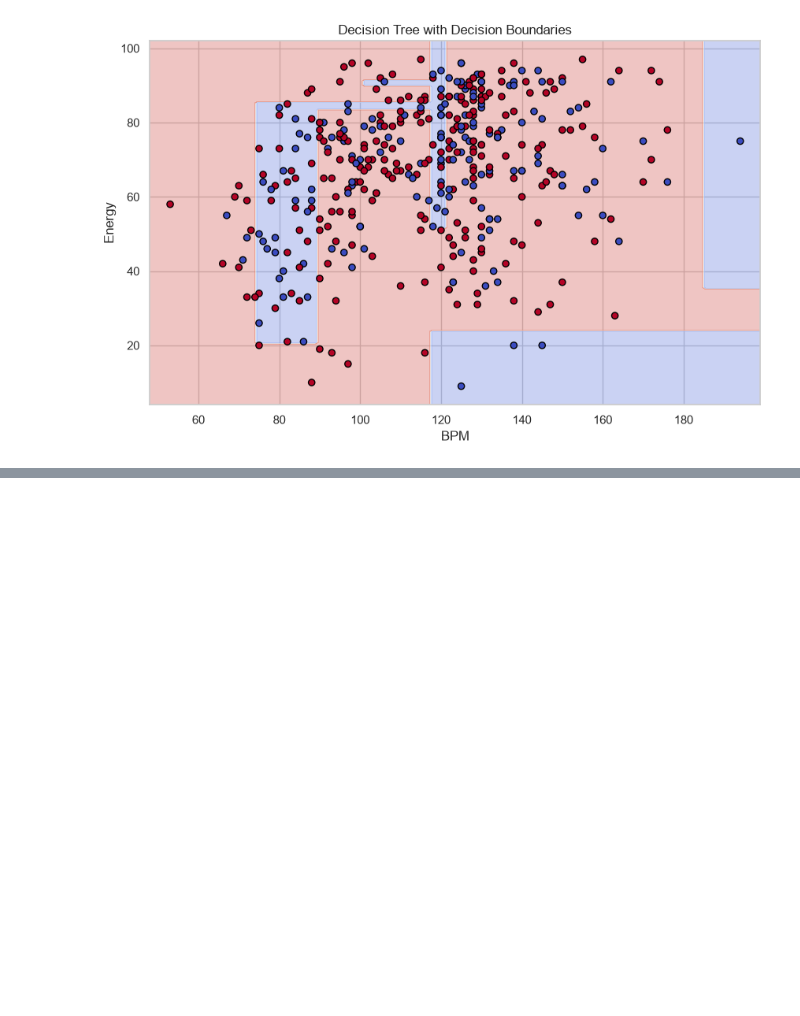
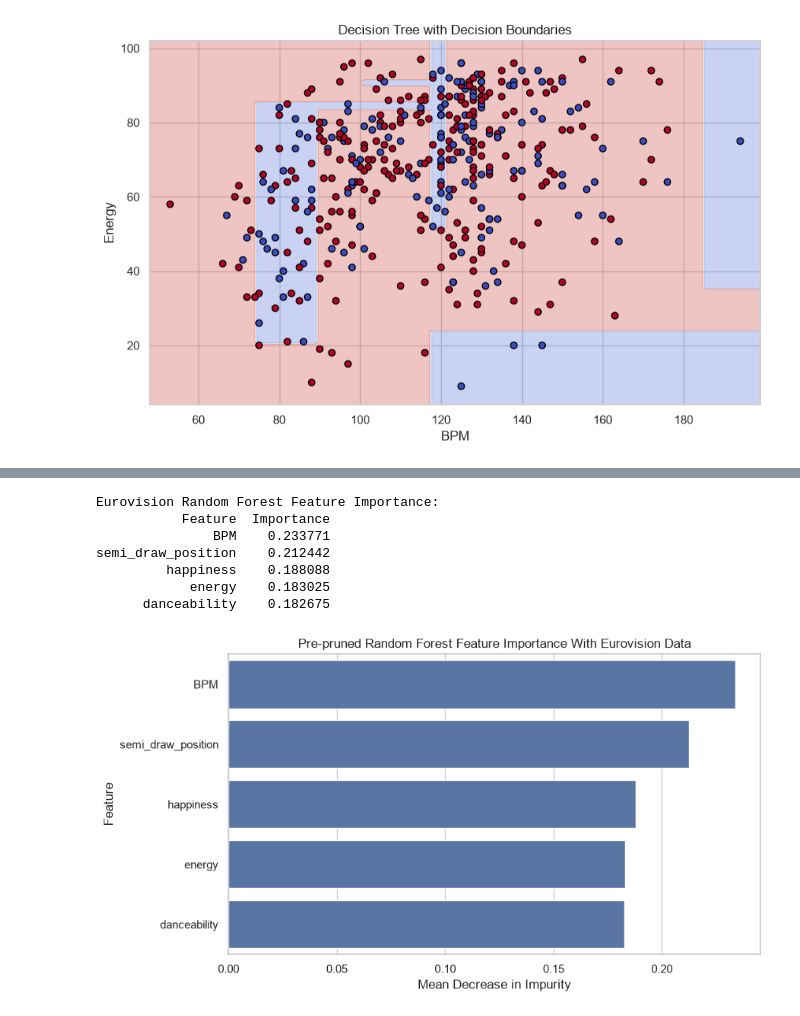
Before and after one commit to adamjd1/data_science_and_machine_learning, a Jupyter notebook: portfolio/randomForest.ipynb, the cells around one changed output, grey strips where cells are left out. Saved outputs shown, nothing was run; the diff lists cells and outputs as text; code cells hidden in the pictures; blank space fills up the shorter version.

Commit message:
Update Eurovision Random Forest portfolio

```diff
--- a/portfolio/randomForest.ipynb
+++ b/portfolio/randomForest.ipynb
@@ -606,0 +625,27 @@ plt.show()
+# %%
+importances = pruned_forest.named_steps['forest'].feature_importances_ #feature importance with prepruned
+
+importance_df = pd.DataFrame({
+    'Feature': features,
+    'Importance': importances
+}).sort_values(by='Importance', ascending=False)
+
+print('Eurovision Random Forest Feature Importance:')
+print(importance_df.to_string(index=False))
+
+plt.figure(figsize=(9, 5))
+sns.barplot(data=importance_df, x='Importance', y='Feature')
+plt.title('Pre-pruned Random Forest Feature Importance With Eurovision Data')
+plt.xlabel('Mean Decrease in Impurity')
+plt.ylabel('Feature')
+plt.tight_layout()
+plt.show()
+# %% [output]
+Eurovision Random Forest Feature Importance:
+           Feature  Importance
+               BPM    0.233771
+semi_draw_position    0.212442
+         happiness    0.188088
+            energy    0.183025
+      danceability    0.182675
+[figure, added]
```
Also changed, not shown: parts of 4 cells of this notebook.
